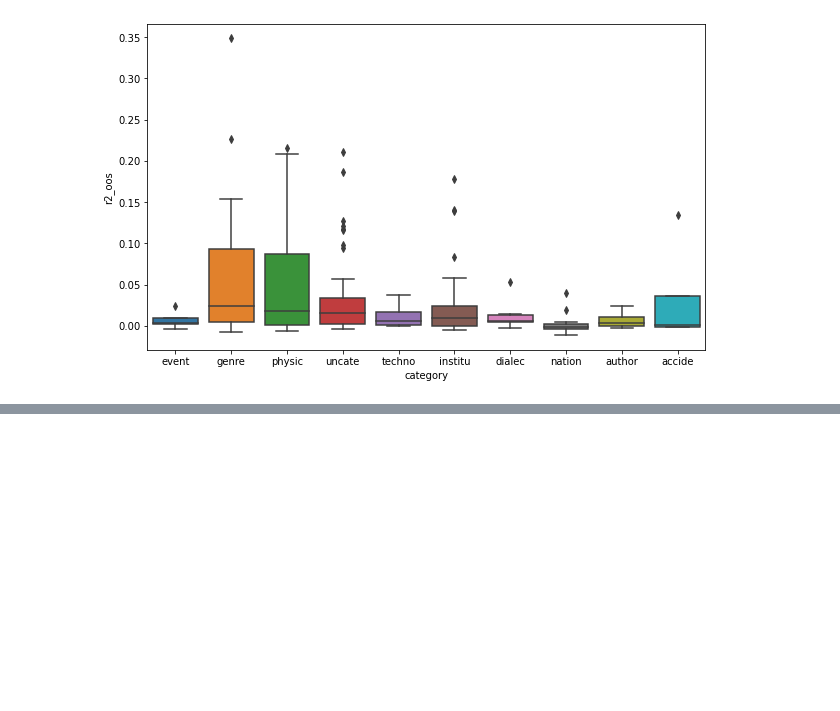
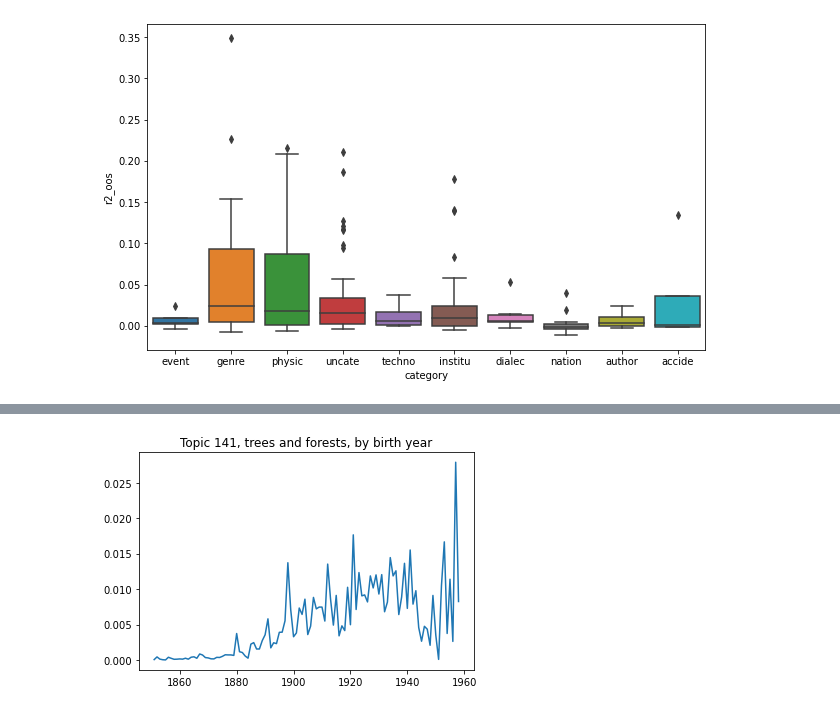
Before and after one commit to tedunderwood/period-cohort, a Jupyter notebook: regression/InterpretTopicResults.ipynb, the cells around one changed output, grey strips where cells are left out. Cells and saved outputs as stored; diff of their text form; code cells hidden in the pictures; blank space fills up the shorter version.

```diff
--- a/regression/InterpretTopicResults.ipynb
+++ b/regression/InterpretTopicResults.ipynb
@@ -293,0 +367,8 @@ plt.show()
+# %%
+fpxaxis, avgbyfirstpub, byxaxis, avgbybirthyear = extract_trajectories('t141', data)
+# %%
+sns.lineplot(x = byxaxis, y = avgbybirthyear)
+plt.title('Topic 141, trees and forests, by birth year')
+plt.show()
+# %% [output]
+[figure, added]
```
Also changed, not shown: parts of 14 cells of this notebook.
